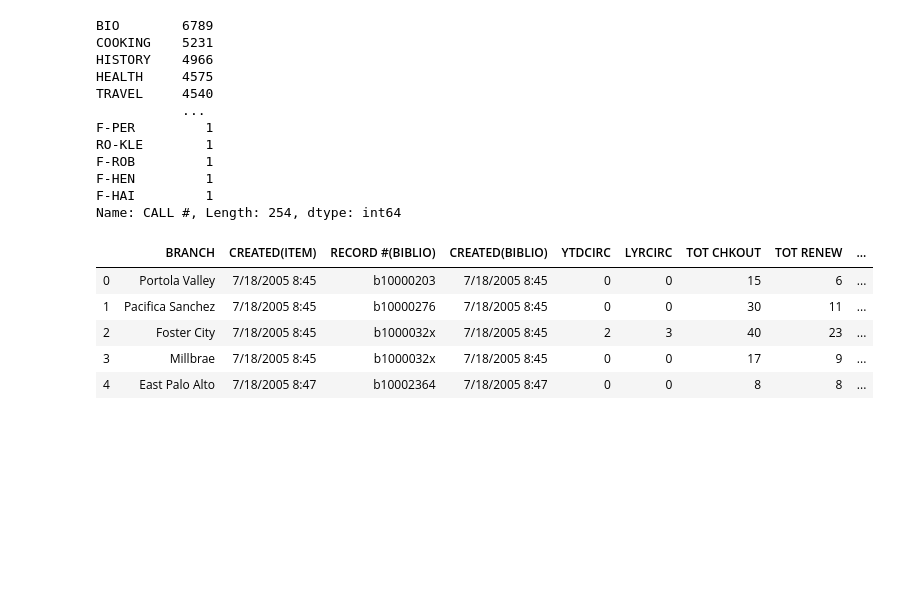
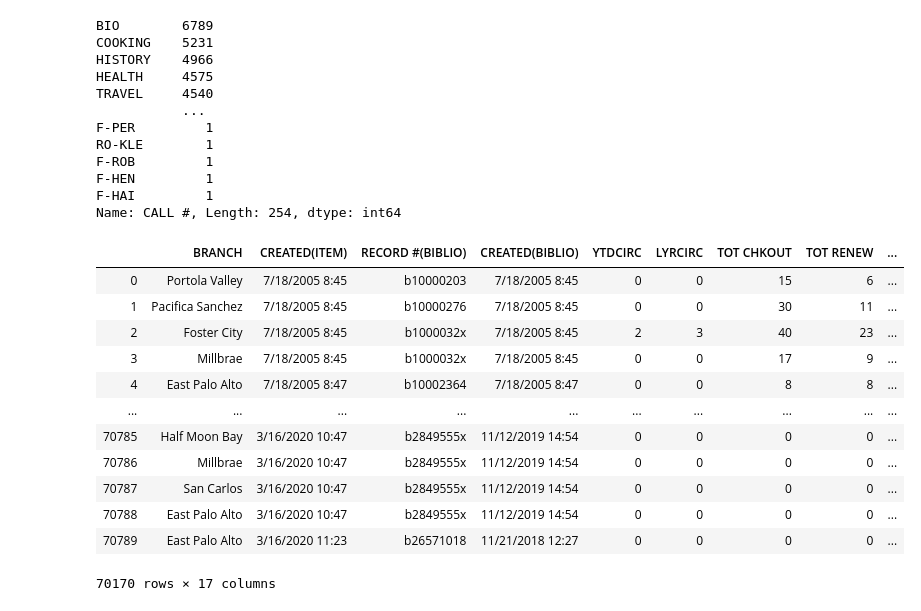
Before and after one commit to Duong-Luu/Library-Circulation-Data-Project, a Jupyter notebook: Library_Project1.ipynb, the cells around one changed output. Cells and saved outputs as stored; diff of their text form; code cells hidden in the pictures; blank space fills up the shorter version.

```diff
--- a/Library_Project1.ipynb
+++ b/Library_Project1.ipynb
@@ -80,22 +81,29 @@ smcl_data_removed11 = smcl_data_removed10[smcl_data_removed10["CALL #"] != "CD"]
 # %%
 #Combining Call # that are the same
 smcl_data_removed_final = smcl_data_removed11.replace({
                                                         "SOC": "SOC SCI",
                                                         "PERS": "PERS FIN", "PER": "PERS FIN",
                                                         "SPORTS": "SPORT",
                                                         "LANG": "LANG INST",
                                                         "CRAFTS": "CRAFT",
                                                         "PETS": "PET",
                                                         "SELF": "SELFHELP",
                                                         "LITERATUR": "LIT",
                                                         "PHILOSOPH": "PHILSOPH",
                                                         })
 
-smcl_data_removed_final.head()
+smcl_data_removed_final
 # %% [output]
 |  | BRANCH | CREATED(ITEM) | RECORD #(BIBLIO) | CREATED(BIBLIO) | YTDCIRC | LYRCIRC | TOT CHKOUT | TOT RENEW | ... |
 | 0 | Portola Valley | 7/18/2005 8:45 | b10000203 | 7/18/2005 8:45 | 0 | 0 | 15 | 6 | ... |
 | 1 | Pacifica Sanchez | 7/18/2005 8:45 | b10000276 | 7/18/2005 8:45 | 0 | 0 | 30 | 11 | ... |
 | 2 | Foster City | 7/18/2005 8:45 | b1000032x | 7/18/2005 8:45 | 2 | 3 | 40 | 23 | ... |
 | 3 | Millbrae | 7/18/2005 8:45 | b1000032x | 7/18/2005 8:45 | 0 | 0 | 17 | 9 | ... |
 | 4 | East Palo Alto | 7/18/2005 8:47 | b10002364 | 7/18/2005 8:47 | 0 | 0 | 8 | 8 | ... |
+| ... | ... | ... | ... | ... | ... | ... | ... | ... | ... |
+| 70785 | Half Moon Bay | 3/16/2020 10:47 | b2849555x | 11/12/2019 14:54 | 0 | 0 | 0 | 0 | ... |
+| 70786 | Millbrae | 3/16/2020 10:47 | b2849555x | 11/12/2019 14:54 | 0 | 0 | 0 | 0 | ... |
+| 70787 | San Carlos | 3/16/2020 10:47 | b2849555x | 11/12/2019 14:54 | 0 | 0 | 0 | 0 | ... |
+| 70788 | East Palo Alto | 3/16/2020 10:47 | b2849555x | 11/12/2019 14:54 | 0 | 0 | 0 | 0 | ... |
+| 70789 | East Palo Alto | 3/16/2020 11:23 | b26571018 | 11/21/2018 12:27 | 0 | 0 | 0 | 0 | ... |
+70170 rows × 17 columns
```
Also changed, not shown: parts of 3 cells of this notebook.
